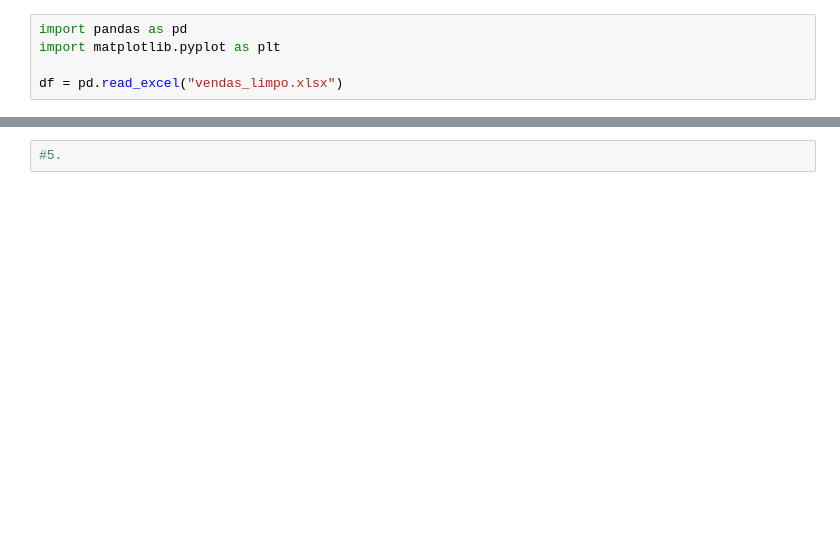
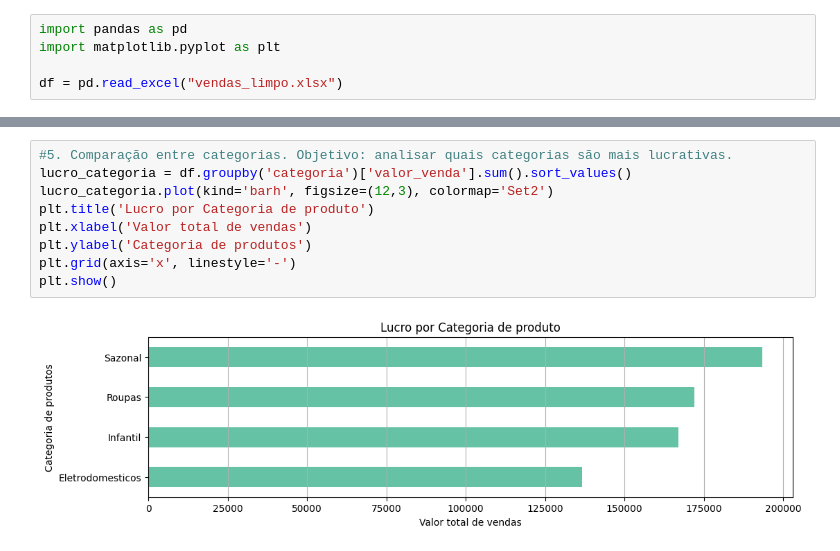
Before and after one commit to marcossenai/exercicioAnalise, a Jupyter notebook: analise.ipynb, the cells around one changed output, grey strips where cells are left out. Drawn from its saved outputs; the diff is of its cells as text; blank space fills up the shorter version.

```diff
--- a/analise.ipynb
+++ b/analise.ipynb
@@ -60,2 +88,11 @@ plt.show()
-# %%
-#5.
+# %%
+#5. Comparação entre categorias. Objetivo: analisar quais categorias são mais lucrativas.
+lucro_categoria = df.groupby('categoria')['valor_venda'].sum().sort_values()
+lucro_categoria.plot(kind='barh', figsize=(12,3), colormap='Set2')
+plt.title('Lucro por Categoria de produto')
+plt.xlabel('Valor total de vendas')
+plt.ylabel('Categoria de produtos')
+plt.grid(axis='x', linestyle='-')
+plt.show()
+# %% [output]
+[figure, added]
```
Also changed, not shown: parts of 6 cells of this notebook.
